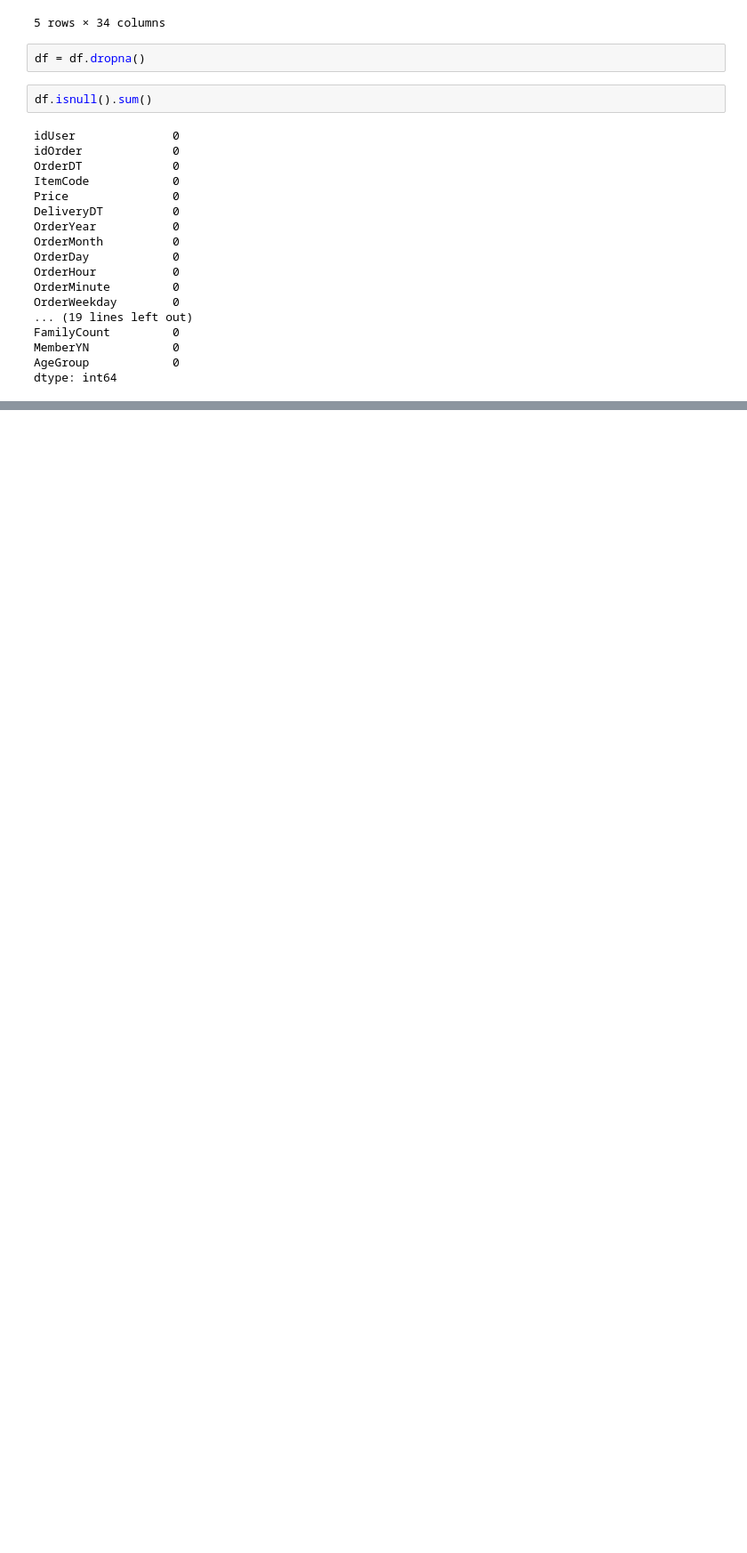
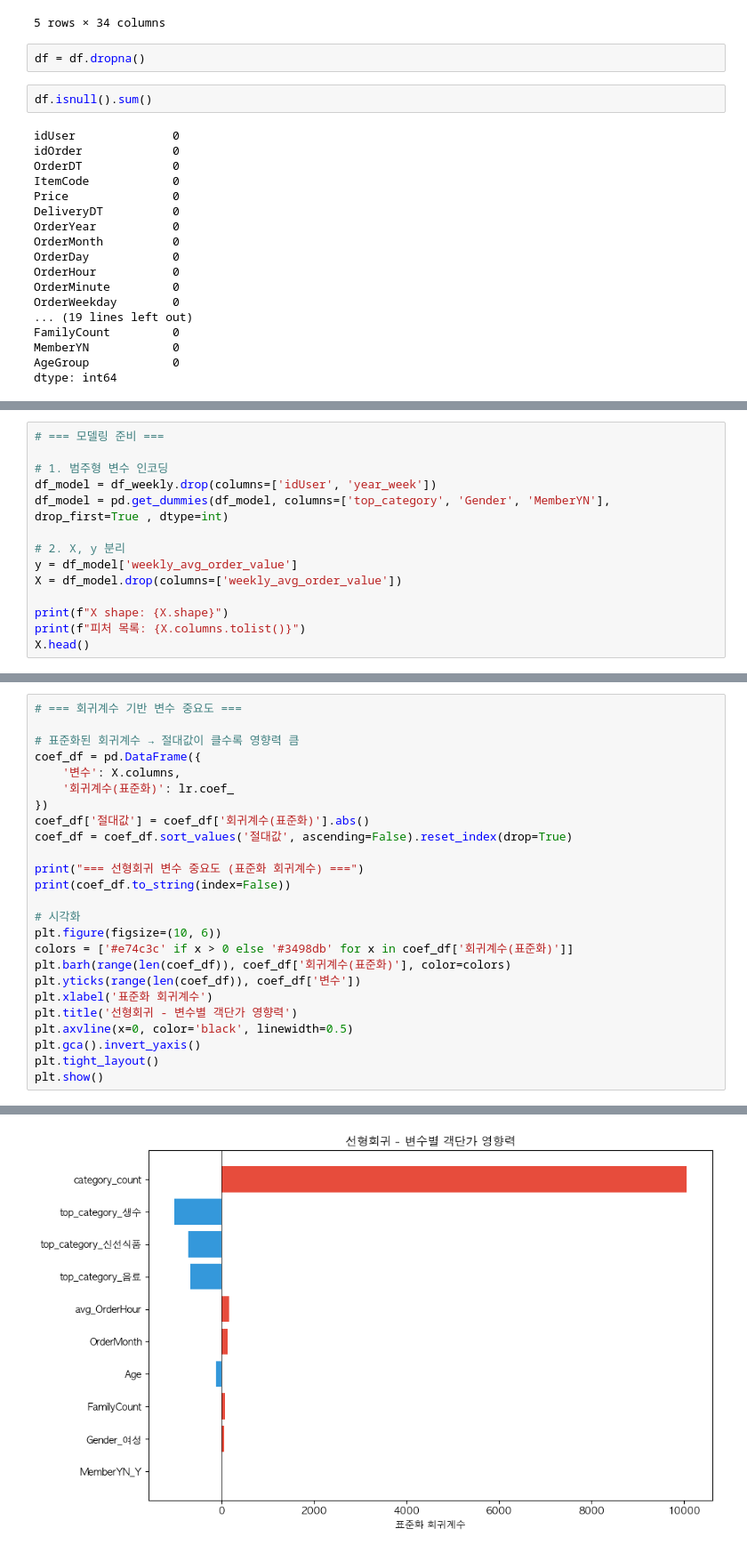
Before and after one commit to wjdwhddls/Bigdata, a Jupyter notebook: 모델개발.ipynb, the cells around one changed output, grey strips where cells are left out. Shown at 89% size. Drawn from its saved outputs; the diff is of its cells as text; blank space fills up the shorter version.

```diff
--- a/모델개발.ipynb
+++ b/모델개발.ipynb
@@ -217,0 +157,14 @@ df_model 처음 10행:
+# %%
+# === 모델링 준비 ===
+
+# 1. 범주형 변수 인코딩
+df_model = df_weekly.drop(columns=['idUser', 'year_week'])
+df_model = pd.get_dummies(df_model, columns=['top_category', 'Gender', 'MemberYN'], drop_first=True , dtype=int)
+
+# 2. X, y 분리
+y = df_model['weekly_avg_order_value']
+X = df_model.drop(columns=['weekly_avg_order_value'])
+
+print(f"X shape: {X.shape}")
+print(f"피처 목록: {X.columns.tolist()}")
+X.head()
@@ -217,0 +206,26 @@ df_model 처음 10행:
+# %%
+# === 회귀계수 기반 변수 중요도 ===
+
+# 표준화된 회귀계수 → 절대값이 클수록 영향력 큼
+coef_df = pd.DataFrame({
+    '변수': X.columns,
+    '회귀계수(표준화)': lr.coef_
+})
+coef_df['절대값'] = coef_df['회귀계수(표준화)'].abs()
+coef_df = coef_df.sort_values('절대값', ascending=False).reset_index(drop=True)
+
+print("=== 선형회귀 변수 중요도 (표준화 회귀계수) ===")
+print(coef_df.to_string(index=False))
+
+# 시각화
+plt.figure(figsize=(10, 6))
+colors = ['#e74c3c' if x > 0 else '#3498db' for x in coef_df['회귀계수(표준화)']]
+plt.barh(range(len(coef_df)), coef_df['회귀계수(표준화)'], color=colors)
+plt.yticks(range(len(coef_df)), coef_df['변수'])
+plt.xlabel('표준화 회귀계수')
+plt.title('선형회귀 - 변수별 객단가 영향력')
+plt.axvline(x=0, color='black', linewidth=0.5)
+plt.gca().invert_yaxis()
+plt.tight_layout()
+plt.show()
+# %% [output]
@@ -217,0 +244 @@ df_model 처음 10행:
+[figure, added]
```
Also changed, not shown: parts of 22 cells of this notebook, 8 other files.
